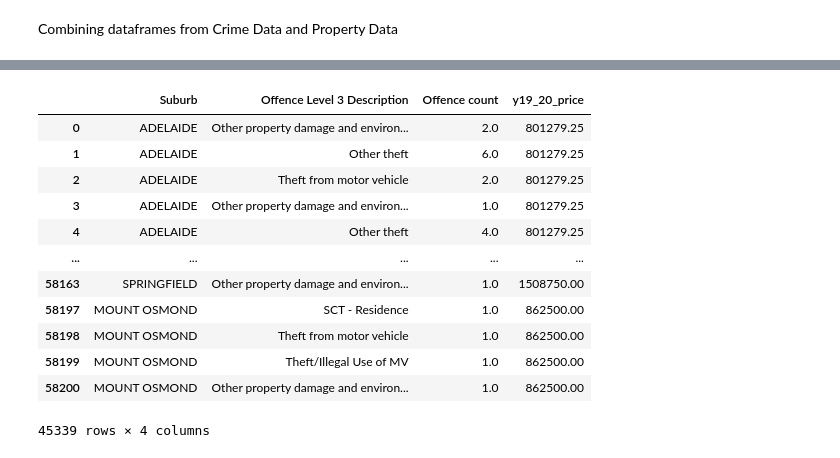
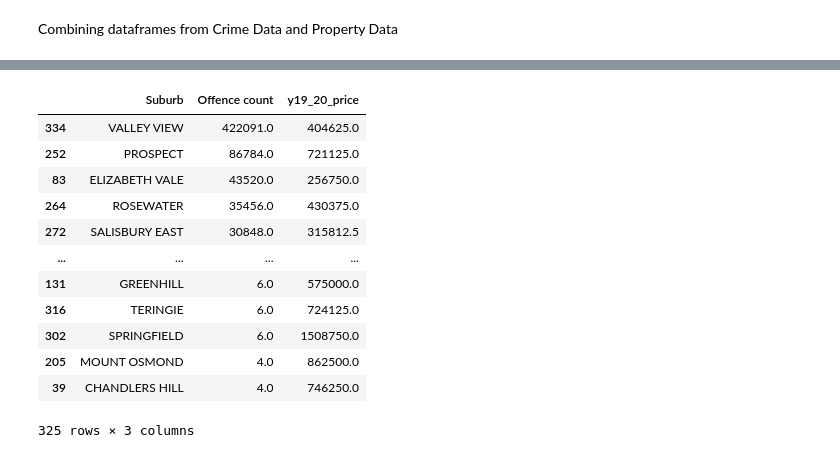
Before and after one commit to Sprettle/Chevrolet-Chilis, a Jupyter notebook: suburb_crime.ipynb, the cells around one changed output, grey strips where cells are left out. Saved outputs shown, nothing was run; the diff lists cells and outputs as text; code cells hidden in the pictures.

```diff
--- a/suburb_crime.ipynb
+++ b/suburb_crime.ipynb
@@ -660,35 +655,50 @@ y19_20_price
 # %%
+###Dataframe
+#Combine the 2 dataframes by suburb: offence_count (derived from y19_20_final), y19_20_price
+print(y19_20.info())
+print(y19_20)
+
+#Retrieve variable (dataframe) from another ipynb
+%store -r y19_20_price
+y19_20_price
+
+#Sum the offence count column by suburb (from the y19_20_final dataframe)
+offence_count=y19_20_final.groupby(["Suburb"]).sum()["Offence count"]
+offence_count=offence_count.reset_index()
+offence_count
+
+#-------------------------------
 #Merge 2 tables together
-y19_20_merged = pd.merge(left=y19_20, right=y19_20_price, how='outer', left_on='Suburb - Incident', right_on='Suburb')
+y19_20_merged = pd.merge(left=offence_count, right=y19_20_price, how='outer', left_on='Suburb', right_on='Suburb')
 y19_20_merged
 
-######
+#-------------------------------
 ### Cleanup columns required
 #Drop NaN rows
 y19_20_final=y19_20_merged.dropna()
 y19_20_final
 
 #####Editing columns for presentation ########
-#Rename coluuns
-# summary_p3_df=summary_p3_df.rename(columns={"type":"School Type","size":"Total Students","budget":"Total School Budget","math_score":"Average Math Score","reading_score":"Average Reading Score"})
-# summary_p3_df
 #Drop columns
-y19_20_final=y19_20_final.drop(columns={"finan_yr","Formatted Date","Suburb - Incident","City","Sales Q3 2019","Median\n3Q 2019", "Sales Q4 2019","Median Q4 2019","Sales Q1 2020","Median Q1 2020","Sales Q2 2020","Median Q2 2020"})
+y19_20_final=y19_20_final.drop(columns={"City","Sales Q3 2019","Median\n3Q 2019", "Sales Q4 2019","Median Q4 2019","Sales Q1 2020","Median Q1 2020","Sales Q2 2020","Median Q2 2020"})
 y19_20_final
-#Re-arrange columns
-y19_20_final=y19_20_final[["Suburb","Offence Level 3 Description","Offence count","y19_20_price"]]
+
+#Sort values ascending for offence count
+y19_20_final=y19_20_final.sort_values(by='Offence count', ascending=False)
 y19_20_final
+
+y19_20_final.drop_duplicates(subset=['Suburb'])
 # %% [output]
-|  | Suburb | Offence Level 3 Description | Offence count | y19_20_price |
-| 0 | ADELAIDE | Other property damage and environ... | 2.0 | 801279.25 |
-| 1 | ADELAIDE | Other theft | 6.0 | 801279.25 |
-| 2 | ADELAIDE | Theft from motor vehicle | 2.0 | 801279.25 |
-| 3 | ADELAIDE | Other property damage and environ... | 1.0 | 801279.25 |
-| 4 | ADELAIDE | Other theft | 4.0 | 801279.25 |
-| ... | ... | ... | ... | ... |
-| 58163 | SPRINGFIELD | Other property damage and environ... | 1.0 | 1508750.00 |
-| 58197 | MOUNT OSMOND | SCT - Residence | 1.0 | 862500.00 |
-| 58198 | MOUNT OSMOND | Theft from motor vehicle | 1.0 | 862500.00 |
-| 58199 | MOUNT OSMOND | Theft/Illegal Use of MV | 1.0 | 862500.00 |
-| 58200 | MOUNT OSMOND | Other property damage and environ... | 1.0 | 862500.00 |
+|  | Suburb | Offence count | y19_20_price |
+| 334 | VALLEY VIEW | 422091.0 | 404625.0 |
+| 252 | PROSPECT | 86784.0 | 721125.0 |
+| 83 | ELIZABETH VALE | 43520.0 | 256750.0 |
+| 264 | ROSEWATER | 35456.0 | 430375.0 |
+| 272 | SALISBURY EAST | 30848.0 | 315812.5 |
+| ... | ... | ... | ... |
+| 131 | GREENHILL | 6.0 | 575000.0 |
+| 316 | TERINGIE | 6.0 | 724125.0 |
+| 302 | SPRINGFIELD | 6.0 | 1508750.0 |
+| 205 | MOUNT OSMOND | 4.0 | 862500.0 |
+| 39 | CHANDLERS HILL | 4.0 | 746250.0 |
-45339 rows × 4 columns
+325 rows × 3 columns
```
Also changed, not shown: parts of 2 cells of this notebook.
